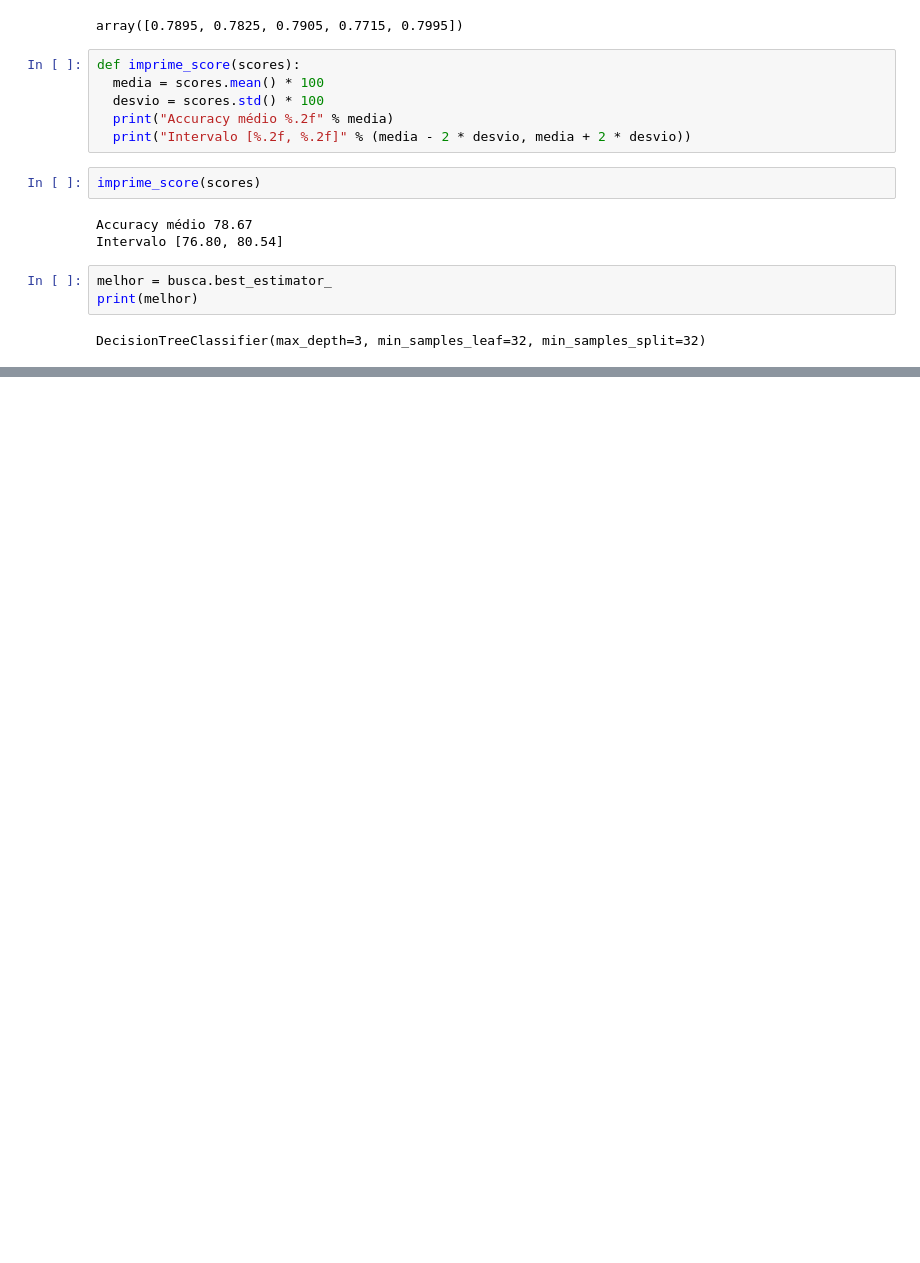
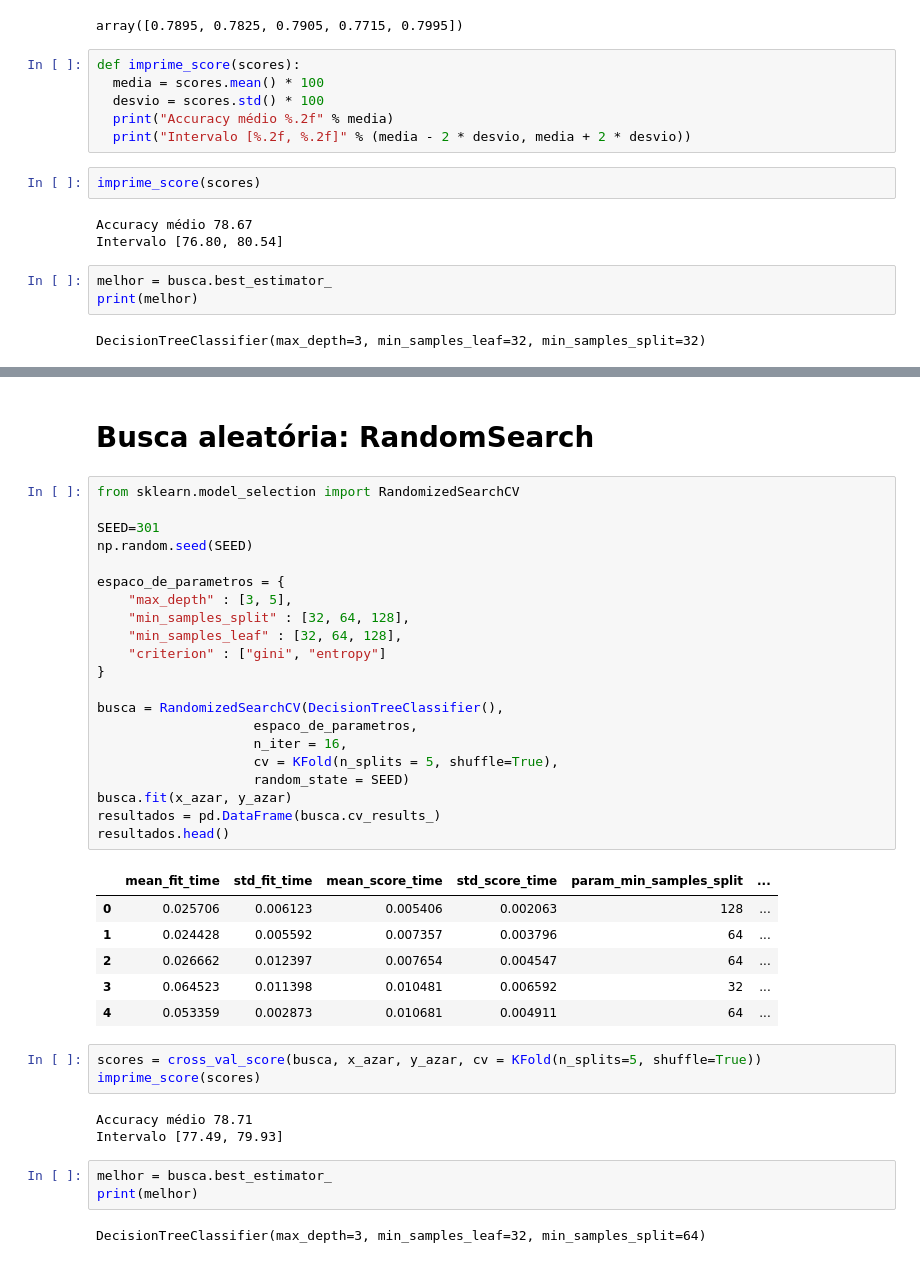
Before and after one commit to mateusopaiva/machine-learning-otimizacao, a Jupyter notebook: Machine_Learning_otimização_de_modelos_através_de_hiperparâmetros.ipynb, the cells around one changed output, grey strips where cells are left out. Cells and saved outputs as stored; diff of their text form; blank space fills up the shorter version.

Commit message:
Randomized Seach e Cross validation combinadas

```diff
--- a/Machine_Learning_otimização_de_modelos_através_de_hiperparâmetros.ipynb
+++ b/Machine_Learning_otimização_de_modelos_através_de_hiperparâmetros.ipynb
@@ -631,3 +638,44 @@ graph = graphviz.Source(dot_data)
 graph
 # %% [output]
 [drawing not drawn]
+# %% [markdown]
+# Busca aleatória: RandomSearch
+# %%
+from sklearn.model_selection import RandomizedSearchCV
+
+SEED=301
+np.random.seed(SEED)
+
+espaco_de_parametros = {
+    "max_depth" : [3, 5],
+    "min_samples_split" : [32, 64, 128],
+    "min_samples_leaf" : [32, 64, 128],
+    "criterion" : ["gini", "entropy"]
+}
+
+busca = RandomizedSearchCV(DecisionTreeClassifier(),
+                    espaco_de_parametros,
+                    n_iter = 16,
+                    cv = KFold(n_splits = 5, shuffle=True),
+                    random_state = SEED)
+busca.fit(x_azar, y_azar)
+resultados = pd.DataFrame(busca.cv_results_)
+resultados.head()
+# %% [output]
+|  | mean_fit_time | std_fit_time | mean_score_time | std_score_time | param_min_samples_split | ... |
+| 0 | 0.025706 | 0.006123 | 0.005406 | 0.002063 | 128 | ... |
+| 1 | 0.024428 | 0.005592 | 0.007357 | 0.003796 | 64 | ... |
+| 2 | 0.026662 | 0.012397 | 0.007654 | 0.004547 | 64 | ... |
+| 3 | 0.064523 | 0.011398 | 0.010481 | 0.006592 | 32 | ... |
+| 4 | 0.053359 | 0.002873 | 0.010681 | 0.004911 | 64 | ... |
+# %%
+scores = cross_val_score(busca, x_azar, y_azar, cv = KFold(n_splits=5, shuffle=True))
+imprime_score(scores)
+# %% [output]
+Accuracy médio 78.71
+Intervalo [77.49, 79.93]
+# %%
+melhor = busca.best_estimator_
+print(melhor)
+# %% [output]
+DecisionTreeClassifier(max_depth=3, min_samples_leaf=32, min_samples_split=64)
```
Also changed, not shown: parts of 12 cells of this notebook.
